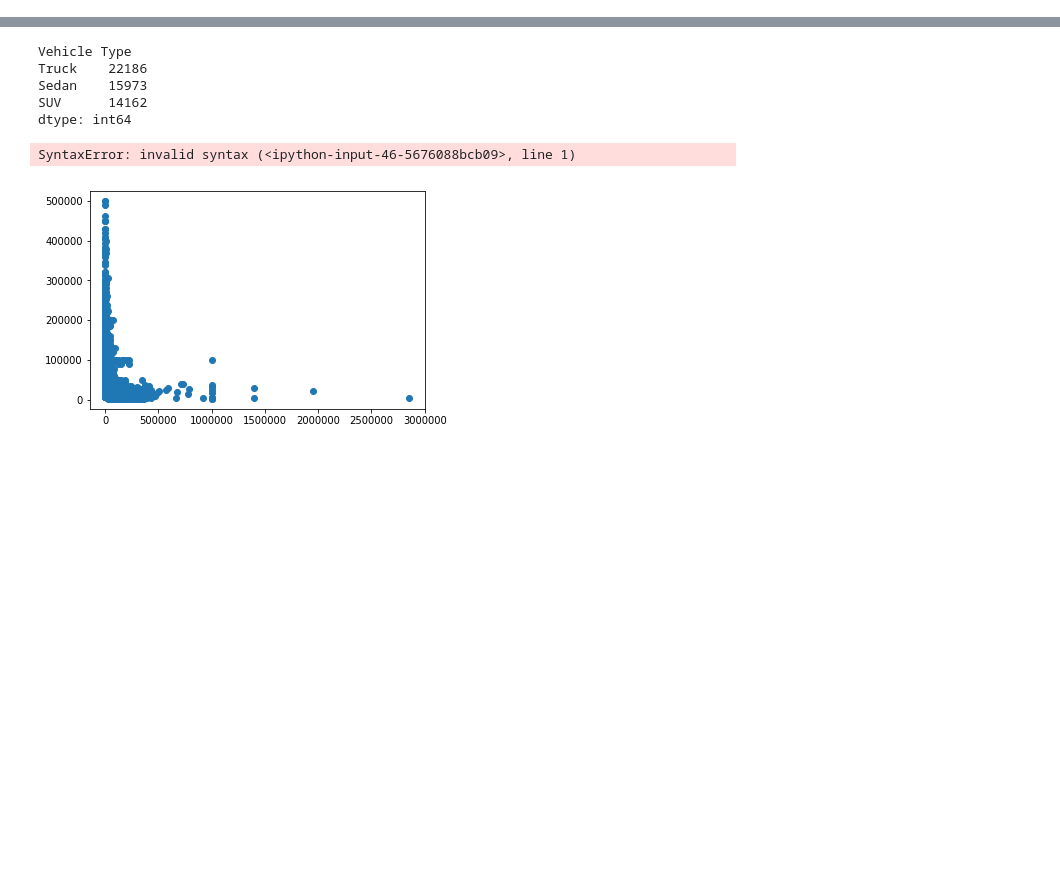
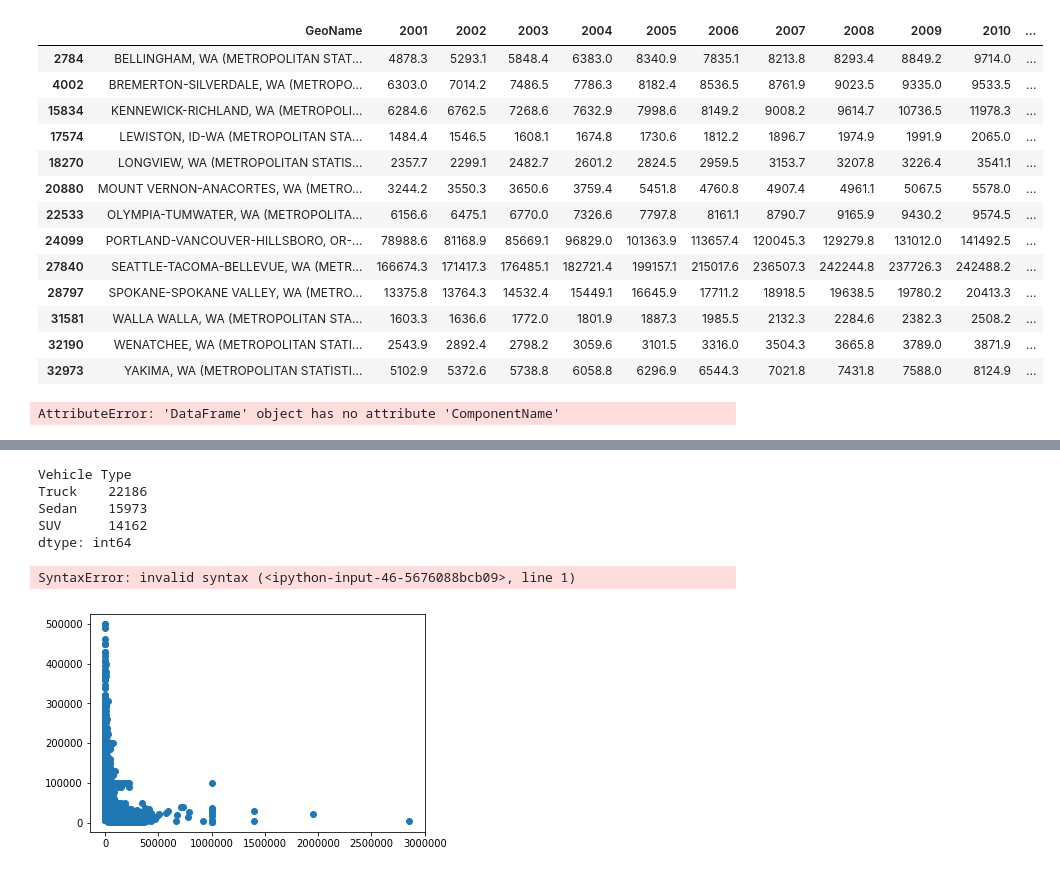
Before and after one commit to ZhuoShan/INFO370FinalProject, a Jupyter notebook: plot.ipynb, the cells around one changed output, grey strips where cells are left out. Drawn from its saved outputs; the diff is of its cells as text; code cells hidden in the pictures; blank space fills up the shorter version.

```diff
--- a/plot.ipynb
+++ b/plot.ipynb
@@ -144,0 +70,4 @@ used_car_copy.loc[(used_car_copy.Make == 'FORD') & (used_car_copy.Model == 'SUPE
+# %%
+gdp = pd.read_csv('cleanData/MAGDP2_2001_2017_ALL_AREAS.csv')
+gdp = gdp[gdp['GeoName'].str.contains('WA', na = False)]
+gdp = gdp[gdp['Description'].str.contains('All industry total', na=False)].drop('GeoFIPS', axis=1).drop('Region', axis=1).drop('TableName', axis=1).drop('ComponentName', axis=1).drop('Unit', axis=1).drop('IndustryId', axis=1).drop('IndustryClassification', axis=1).drop('Description', axis=1)
@@ -144,0 +87,12 @@ used_car_copy.loc[(used_car_copy.Make == 'FORD') & (used_car_copy.Model == 'SUPE
+# %%
+WAUsedCar['Gdp'] = 0
+WAUsedCar['City'] = WAUsedCar['City'].str.upper()
+gdp['GeoName'] = gdp['GeoName'].str.upper()
+for index,car in WAUsedCar.iterrows():
+    allGdp = gdp[(gdp['GeoName'].str.contains(car['City']))]
+    col = [col for col in allGdp.columns if str(car['Year']) in col]
+    Gdp = allGdp[col].values.tolist()
+    if len(Gdp) > 0:
+        car['Gdp'] = Gdp[0][0]
+        WAUsedCar.at[index,'Gdp'] = float(Gdp[0][0])
+WAUsedCar
@@ -144,0 +140,43 @@ used_car_copy.loc[(used_car_copy.Make == 'FORD') & (used_car_copy.Model == 'SUPE
+# %%
+gdp
+# %% [output]
+|  | GeoName | 2001 | 2002 | 2003 | 2004 | 2005 | 2006 | 2007 | 2008 | 2009 | 2010 | ... |
+| 2784 | BELLINGHAM, WA (METROPOLITAN STAT... | 4878.3 | 5293.1 | 5848.4 | 6383.0 | 8340.9 | 7835.1 | 8213.8 | 8293.4 | 8849.2 | 9714.0 | ... |
+| 4002 | BREMERTON-SILVERDALE, WA (METROPO... | 6303.0 | 7014.2 | 7486.5 | 7786.3 | 8182.4 | 8536.5 | 8761.9 | 9023.5 | 9335.0 | 9533.5 | ... |
+| 15834 | KENNEWICK-RICHLAND, WA (METROPOLI... | 6284.6 | 6762.5 | 7268.6 | 7632.9 | 7998.6 | 8149.2 | 9008.2 | 9614.7 | 10736.5 | 11978.3 | ... |
+| 17574 | LEWISTON, ID-WA (METROPOLITAN STA... | 1484.4 | 1546.5 | 1608.1 | 1674.8 | 1730.6 | 1812.2 | 1896.7 | 1974.9 | 1991.9 | 2065.0 | ... |
+| 18270 | LONGVIEW, WA (METROPOLITAN STATIS... | 2357.7 | 2299.1 | 2482.7 | 2601.2 | 2824.5 | 2959.5 | 3153.7 | 3207.8 | 3226.4 | 3541.1 | ... |
+| 20880 | MOUNT VERNON-ANACORTES, WA (METRO... | 3244.2 | 3550.3 | 3650.6 | 3759.4 | 5451.8 | 4760.8 | 4907.4 | 4961.1 | 5067.5 | 5578.0 | ... |
+| 22533 | OLYMPIA-TUMWATER, WA (METROPOLITA... | 6156.6 | 6475.1 | 6770.0 | 7326.6 | 7797.8 | 8161.1 | 8790.7 | 9165.9 | 9430.2 | 9574.5 | ... |
+| 24099 | PORTLAND-VANCOUVER-HILLSBORO, OR-... | 78988.6 | 81168.9 | 85669.1 | 96829.0 | 101363.9 | 113657.4 | 120045.3 | 129279.8 | 131012.0 | 141492.5 | ... |
+| 27840 | SEATTLE-TACOMA-BELLEVUE, WA (METR... | 166674.3 | 171417.3 | 176485.1 | 182721.4 | 199157.1 | 215017.6 | 236507.3 | 242244.8 | 237726.3 | 242488.2 | ... |
+| 28797 | SPOKANE-SPOKANE VALLEY, WA (METRO... | 13375.8 | 13764.3 | 14532.4 | 15449.1 | 16645.9 | 17711.2 | 18918.5 | 19638.5 | 19780.2 | 20413.3 | ... |
+| 31581 | WALLA WALLA, WA (METROPOLITAN STA... | 1603.3 | 1636.6 | 1772.0 | 1801.9 | 1887.3 | 1985.5 | 2132.3 | 2284.6 | 2382.3 | 2508.2 | ... |
+| 32190 | WENATCHEE, WA (METROPOLITAN STATI... | 2543.9 | 2892.4 | 2798.2 | 3059.6 | 3101.5 | 3316.0 | 3504.3 | 3665.8 | 3789.0 | 3871.9 | ... |
+| 32973 | YAKIMA, WA (METROPOLITAN STATISTI... | 5102.9 | 5372.6 | 5738.8 | 6058.8 | 6296.9 | 6544.3 | 7021.8 | 7431.8 | 7588.0 | 8124.9 | ... |
+# %%
+#elevation = pd.read_csv('cleanData/elevationClean.csv')
+state = pd.read_csv('rawData/50_us_states_all_data (1).csv')
+state.drop(state.columns[0],axis=1,inplace=True)
+state.drop(state.columns[2],axis=1,inplace=True)
+finalData = elevation.merge(state, how='inner', left_on='State', right_on='StateName').drop('StateName', axis=1)
+finalData = finalData.merge(gdp, how='inner', left_on='State', right_on='GeoName').drop('GeoName', axis=1)
+#finalData = used_car.merge(finalData, how='inner', left_on='State', right_on='StateAggre')
+finalData = finalData[finalData.ComponentName == 'Gross domestic product (GDP) by state (millions of current dollars)']
+finalData = finalData.drop('ComponentName', axis=1)
+finalData = finalData.drop('Description', axis=1)
+finalData.drop(finalData.columns[0],axis=1,inplace=True)
+finalData.drop(finalData.columns[5],axis=1,inplace=True)
+#used_car = used_car.merge(car_sales, how='left', left_on='Model', right_on='Model')
+#for index,car in car_sales.iterrows():
+   # carMake = car['Make'].strip()
+    #if used_car['Make'].str.contains(carMake).any():
+    #    carMakeModel = car_sales.loc[car_sales['Make'] == carMake]
+    #    print('g')
+    #    print(carMakeModel)
+      #  pat = '|'.join(r"{}".format(x) for x in car['Make'])
+     #   used_car['Test3'] = used_car['Make'].str.extract('('+ pat + ')', expand=False)
+        #DF = pd.merge(DF1, DF2, left_on= 'Test1', right_on='Test3').drop('Test3', axis=1)
+finalData
+# %% [output]
+AttributeError: 'DataFrame' object has no attribute 'ComponentName'
```
Also changed, not shown: parts of 16 cells of this notebook, 1 other file.
